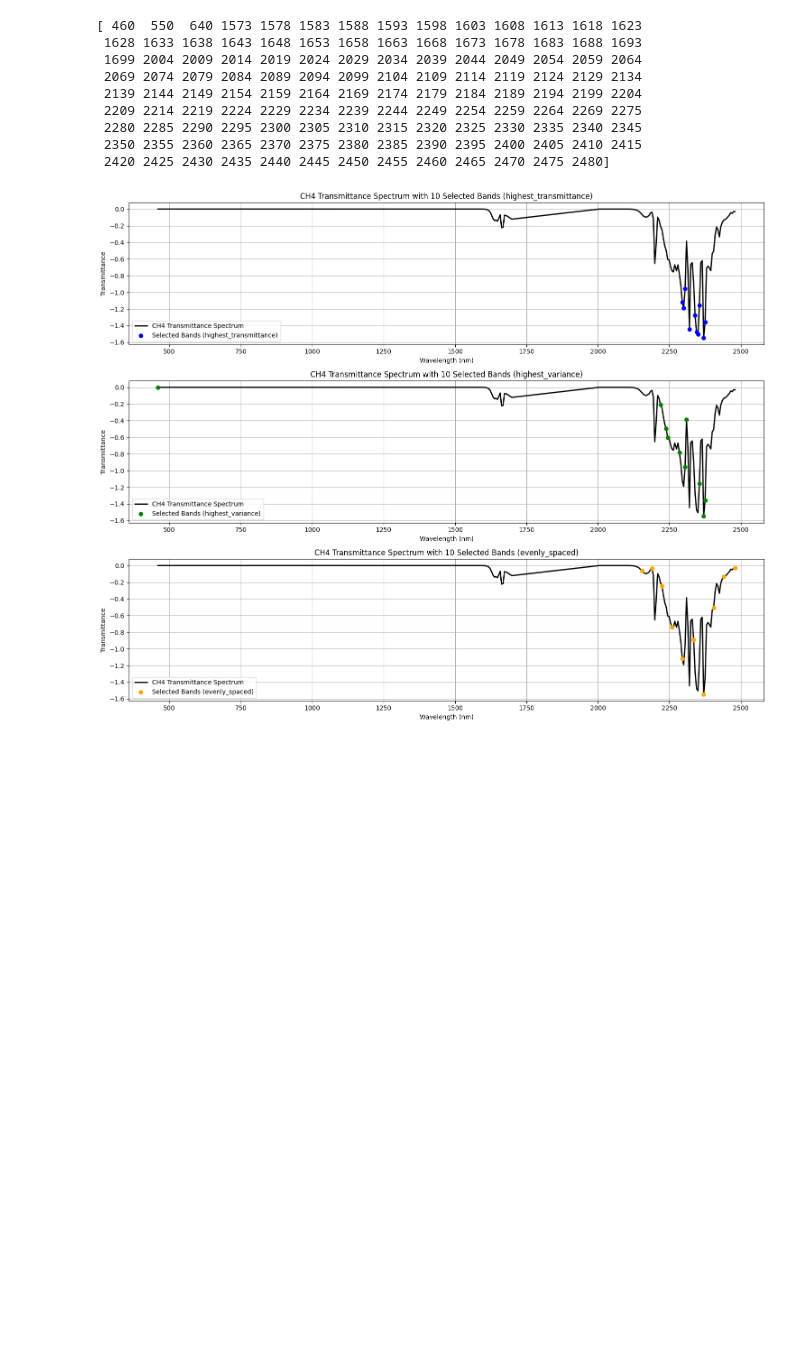
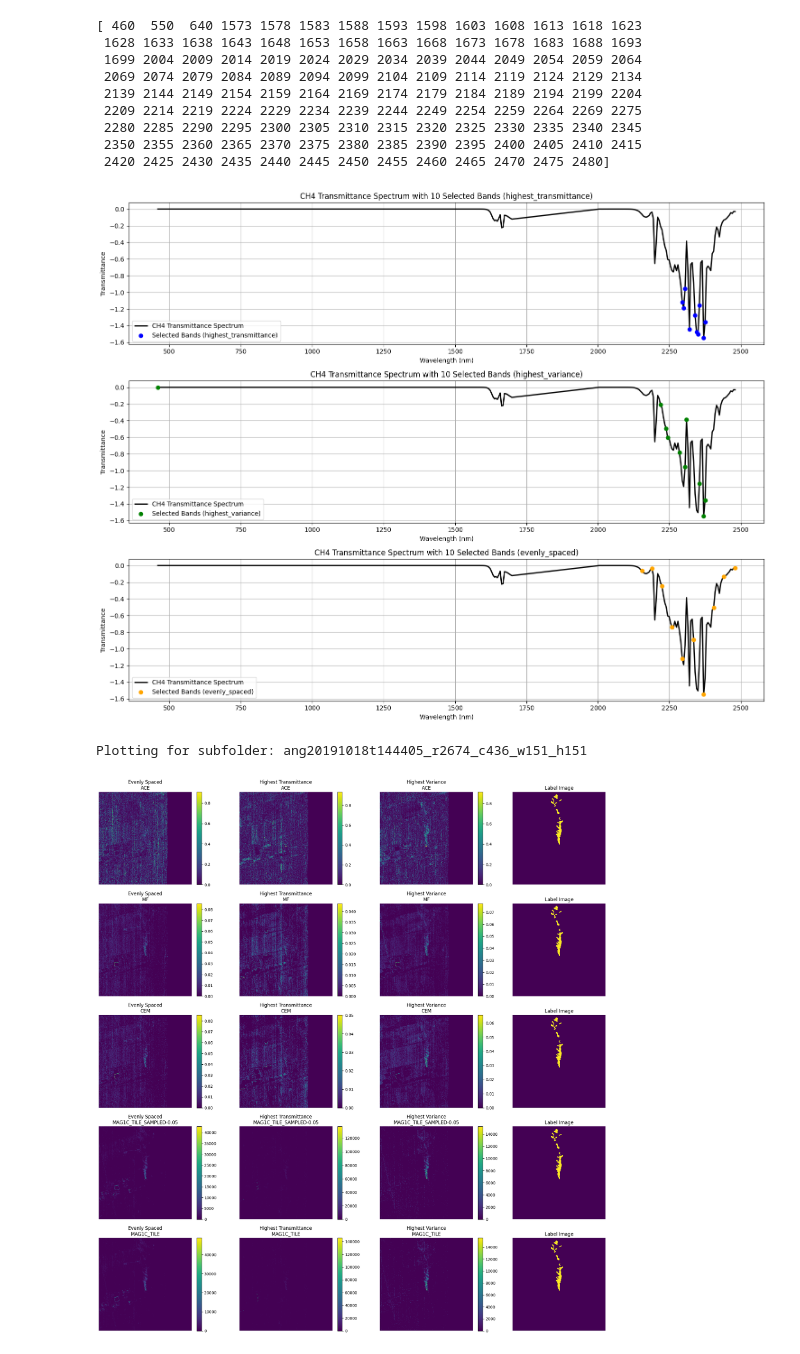
Before and after one commit to zaitra/methane-filters-benchmark, a Jupyter notebook: playbook.ipynb, the cells around one changed output. Drawn from its saved outputs; the diff is of its cells as text; code cells hidden in the pictures; blank space fills up the shorter version.

```diff
--- a/playbook.ipynb
+++ b/playbook.ipynb
@@ -346,3 +346,54 @@ plt.show()
  2350 2355 2360 2365 2370 2375 2380 2385 2390 2395 2400 2405 2410 2415
  2420 2425 2430 2435 2440 2445 2450 2455 2460 2465 2470 2475 2480]
 [figure]
+# %%
+import os
+import numpy as np
+import matplotlib.pyplot as plt
+import tifffile as tiff
+
+# Paths to datasets
+datasets = {
+    "Evenly Spaced": "/home/jherec/methane-filters-benchmark/data/WHOLE-IMAGE_TILE-AND-SAMPLED-MAG1C-0.05_SPED-UP_PRECISION-64_450-2490_SELECT-EVENLY-SPACED_CHANNEL-N-10",
+    "Highest Transmittance": "/home/jherec/methane-filters-benchmark/data/WHOLE-IMAGE_TILE-AND-SAMPLED-MAG1C-0.05_SPED-UP_PRECISION-64_450-2490_SELECT-HIGHEST-TRANSMITTANCE_CHANNEL-N-10",
+    "Highest Variance": "/home/jherec/methane-filters-benchmark/data/WHOLE-IMAGE_TILE-AND-SAMPLED-MAG1C-0.05_SPED-UP_PRECISION-64_450-2490_SELECT-HIGHEST-VARIANCE_CHANNEL-N-10"
+}
+
+# Filenames to process
+filenames = ["ace.tif", "mf.tif", "cem.tif", "mag1c_tile_sampled-0.05.tif", "mag1c_tile.tif"]
+
+# Subfolder selection
+subfolder = "ang20191018t144405_r2674_c436_w151_h151"
+print(f"Plotting for subfolder: {subfolder}")
+
+# Create figure with 5 rows and 4 columns
+fig, axes = plt.subplots(5, 4, figsize=(20, 20))
+
+# Loop through all specified filenames
+for row_idx, filename in enumerate(filenames):
+    for col_idx, (dataset_name, dataset_path) in enumerate(datasets.items()):
+        file_path = os.path.join(dataset_path, subfolder, filename)
+        data = tiff.imread(file_path) if os.path.exists(file_path) else None
+
+        if data is not None:
+
+            im = axes[row_idx, col_idx].imshow(np.clip(data, 0, None), cmap='viridis', interpolation='nearest')
+            axes[row_idx, col_idx].set_title(f"{dataset_name}\n{filename.replace('.tif', '').upper()}")
+            fig.colorbar(im, ax=axes[row_idx, col_idx], fraction=0.046, pad=0.04)
+
+        axes[row_idx, col_idx].axis("off")
+
+    # Load and plot label image in the last column
+    label_path = os.path.join(list(datasets.values())[0], subfolder, "labelbinary.tif")
+    label_data = tiff.imread(label_path) if os.path.exists(label_path) else None
+    if label_data is not None:
+        axes[row_idx, 3].imshow(label_data, cmap='viridis', interpolation='nearest')
+        axes[row_idx, 3].set_title("Label Image")
+        axes[row_idx, 3].axis("off")
+
+# Adjust layout and show
+plt.tight_layout()
+plt.show()
+# %% [output]
+Plotting for subfolder: ang20191018t144405_r2674_c436_w151_h151
+[figure, added]
```
Also changed, not shown: parts of 1 cell of this notebook, 5 other files.
